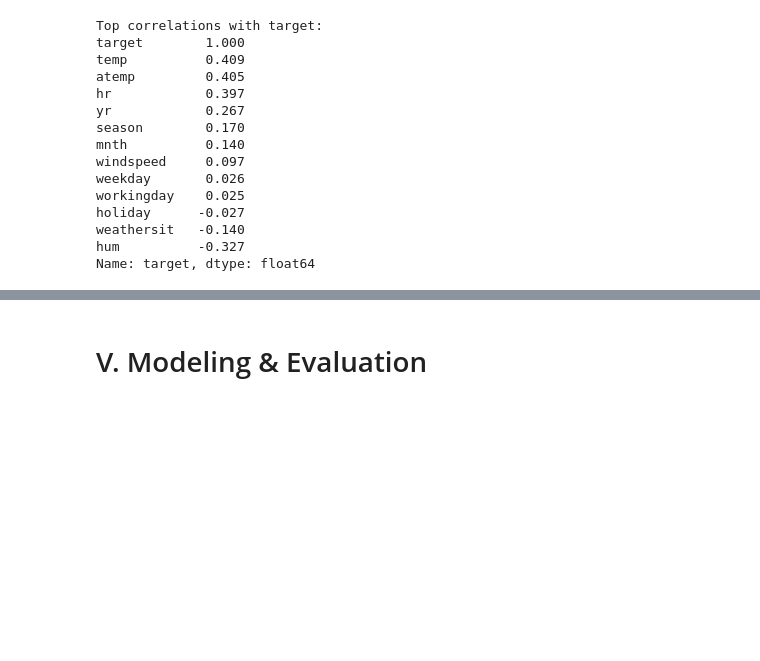
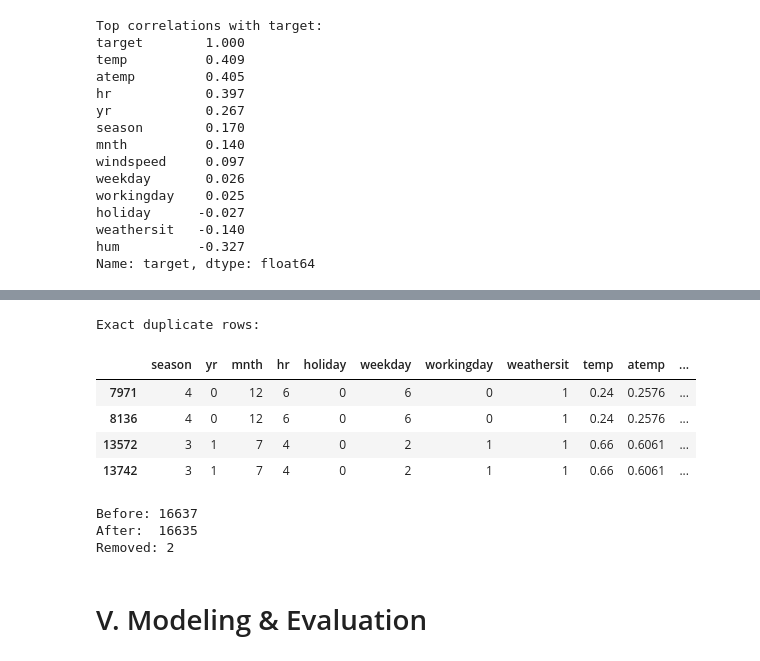
Before and after one commit to clarissecasicarino/hourly-bike-predictor, a Jupyter notebook: notebooks/regression_capstone.ipynb, the cells around one changed output, grey strips where cells are left out. Saved outputs shown, nothing was run; the diff lists cells and outputs as text; code cells hidden in the pictures; blank space fills up the shorter version.

```diff
--- a/notebooks/regression_capstone.ipynb
+++ b/notebooks/regression_capstone.ipynb
@@ -776,3 +892,32 @@ Name: target, dtype: float64
+# %%
+train_check = X_train.copy()
+train_check["cnt"] = y_train.values
+
+# exact duplicates across ALL columns
+exact_dupes = train_check[train_check.duplicated(keep=False)]
+
+print("Exact duplicate rows:")
+display(exact_dupes)
+
+# drop only exact duplicates, keep one copy
+clean_df = train_check.drop_duplicates()
+
+X_train_clean = clean_df.drop(columns="cnt").reset_index(drop=True)
+y_train_clean = clean_df["cnt"].reset_index(drop=True)
+
+print(f"Before: {train_check.shape[0]}")
+print(f"After:  {clean_df.shape[0]}")
+print(f"Removed: {train_check.shape[0] - clean_df.shape[0]}")
+# %% [output]
+Exact duplicate rows:
+|  | season | yr | mnth | hr | holiday | weekday | workingday | weathersit | temp | atemp | ... |
+| 7971 | 4 | 0 | 12 | 6 | 0 | 6 | 0 | 1 | 0.24 | 0.2576 | ... |
+| 8136 | 4 | 0 | 12 | 6 | 0 | 6 | 0 | 1 | 0.24 | 0.2576 | ... |
+| 13572 | 3 | 1 | 7 | 4 | 0 | 2 | 1 | 1 | 0.66 | 0.6061 | ... |
+| 13742 | 3 | 1 | 7 | 4 | 0 | 2 | 1 | 1 | 0.66 | 0.6061 | ... |
+Before: 16637
+After:  16635
+Removed: 2
 # %% [markdown]
 # V. Modeling & Evaluation
 # %%
```
Also changed, not shown: parts of 5 cells of this notebook.
